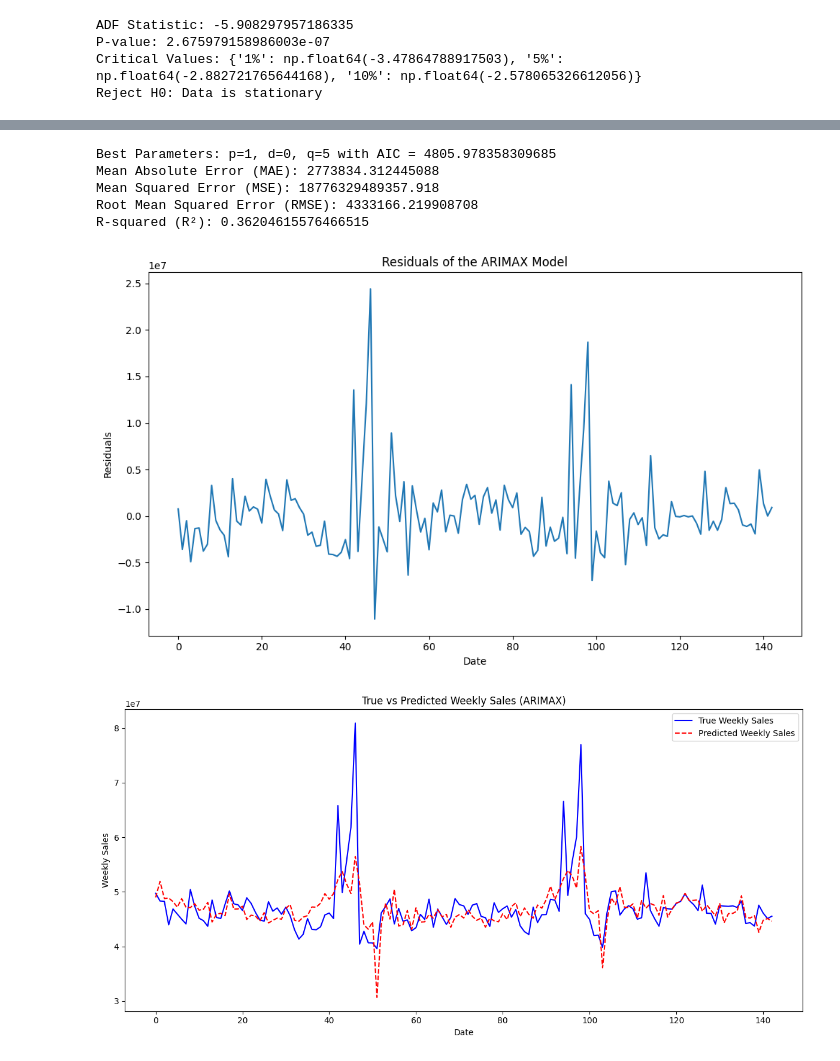
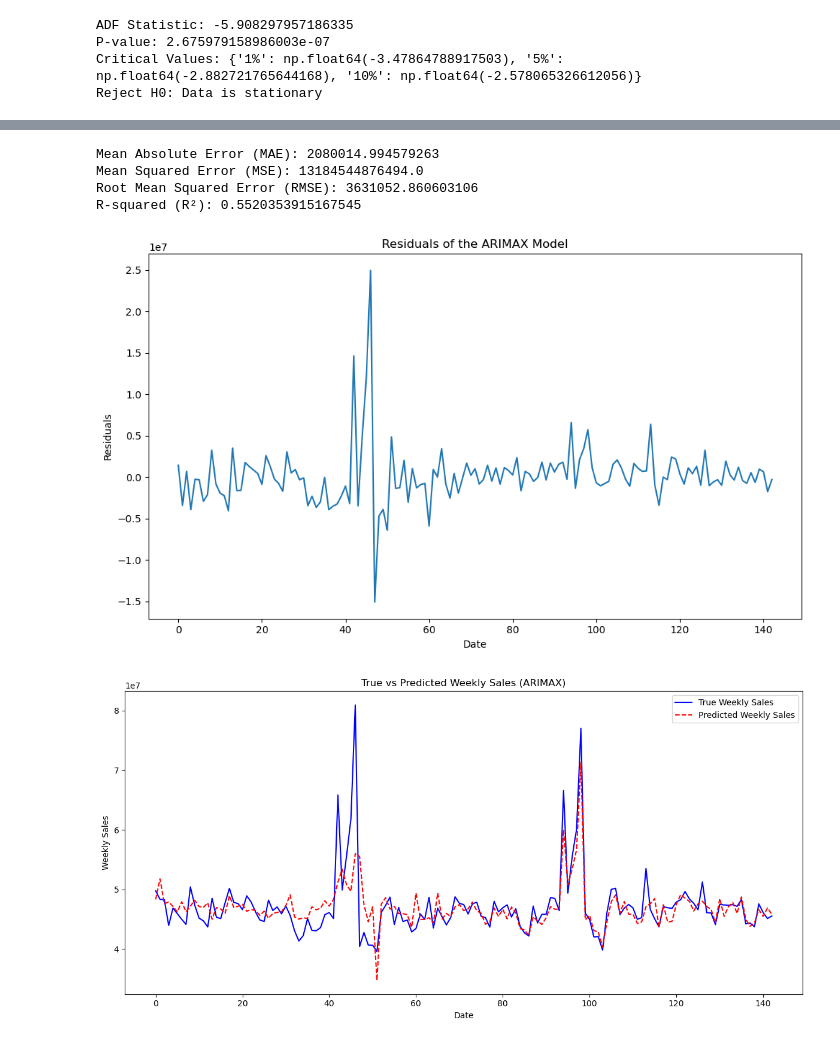
Before and after one commit to random-logic/Demand-Forecast, a Jupyter notebook: src/ARIMAX.ipynb, the cells around one changed output, grey strips where cells are left out. Cells and saved outputs as stored; diff of their text form; code cells hidden in the pictures.

Commit message:
use sarimax instead

```diff
--- a/src/ARIMAX.ipynb
+++ b/src/ARIMAX.ipynb
@@ -106,30 +106,17 @@ plt.show()
 y = df['Weekly_Sales']
 X = df[['Holiday_Flag', 'Temperature', 'Fuel_Price', 'CPI', 'Unemployment']]
 
-# Try different p, d, q combinations for ARIMAX
-p_values = range(0, 11)  # AR terms
-d_values = [0, 1]  # Differencing
-q_values = range(0, 6)  # MA terms
-
 # Function to fit the ARIMAX model
 def fit_arimax(p, d, q):
     try:
-        model = ARIMA(y, exog=X, order=(p, d, q))
+        model = SARIMAX(y, exog=X, order=(p, d, q), seasonal_order=(p, d, q, 52))
         fitted_model = model.fit()
         return (p, d, q, fitted_model.aic, fitted_model)
     except Exception as e:
-        return (p, d, q, np.inf, None)
+        print(e)
+        return None
 
-# Set up the parameter grid
-parameter_grid = [(p, d, q) for p in p_values for d in d_values for q in q_values]
-
-# Parallelize grid search using ThreadPoolExecutor
-with ThreadPoolExecutor(max_workers=8) as executor:  # Adjust max_workers as needed
-    results = list(executor.map(lambda params: fit_arimax(*params), parameter_grid))
-
-# Find the best parameters based on AIC
-best_params = min(results, key=lambda x: x[3])
-print(f"Best Parameters: p={best_params[0]}, d={best_params[1]}, q={best_params[2]} with AIC = {best_params[3]}")
+best_params = fit_arimax(1, 0, 5)
 
 # Extract the best model
 best_model = best_params[4]
@@ -148,37 +135,36 @@ if best_model is not None:
     # Display the metrics
     print(f"Mean Absolute Error (MAE): {mae}")
     print(f"Mean Squared Error (MSE): {mse}")
     print(f"Root Mean Squared Error (RMSE): {rmse}")
     print(f"R-squared (R²): {r2}")
 
     # Optional: Plot residuals to check if they resemble white noise
     residuals = y_true - y_pred
     plt.figure(figsize=(10, 6))
     plt.plot(residuals)
     plt.title("Residuals of the ARIMAX Model")
     plt.xlabel("Date")
     plt.ylabel("Residuals")
     plt.tight_layout()
     plt.show()
 
     # Plot predicted vs. true Weekly Sales
     plt.figure(figsize=(12, 6))
     plt.plot(y, label="True Weekly Sales", color='blue')
     plt.plot(y_pred, label="Predicted Weekly Sales", color='red', linestyle='--')
     plt.legend()
     plt.title("True vs Predicted Weekly Sales (ARIMAX)")
     plt.xlabel("Date")
     plt.ylabel("Weekly Sales")
     plt.tight_layout()
     plt.show()
 else:
     print("No valid model was found!")
 # %% [output]
 [figure]
-Best Parameters: p=1, d=0, q=5 with AIC = 4805.978358309685
-Mean Absolute Error (MAE): 2773834.312445088
-Mean Squared Error (MSE): 18776329489357.918
-Root Mean Squared Error (RMSE): 4333166.219908708
-R-squared (R²): 0.36204615576466515
+Mean Absolute Error (MAE): 2080014.994579263
+Mean Squared Error (MSE): 13184544876494.0
+Root Mean Squared Error (RMSE): 3631052.860603106
+R-squared (R²): 0.5520353915167545
-[figure, old version]
+[figure, new version]
-[figure, old version]
+[figure, new version]
```
Also changed, not shown: parts of 1 cell of this notebook, 2 other files.
